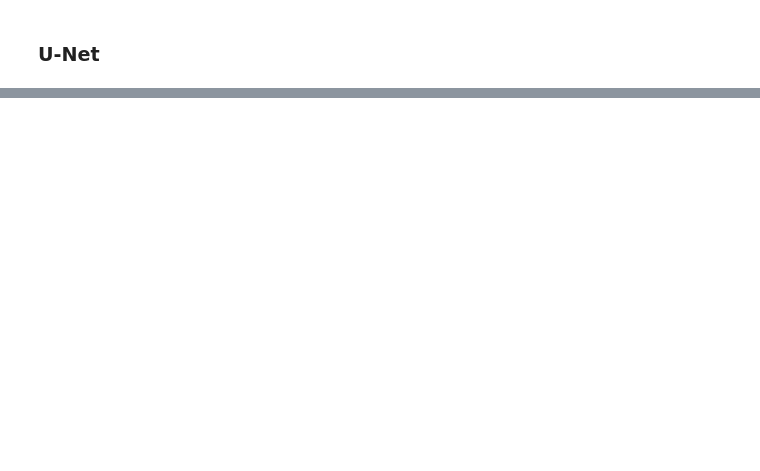
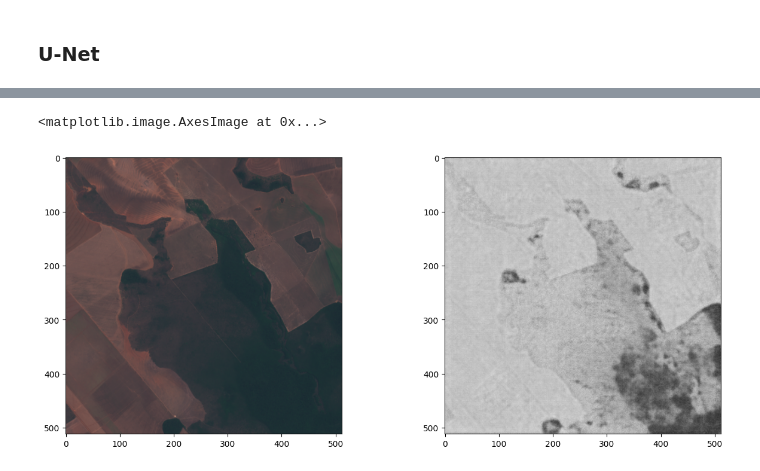
Before and after one commit to radufx/deftrack-experiments, a Jupyter notebook: training.ipynb, the cells around one changed output, grey strips where cells are left out. Saved outputs shown, nothing was run; the diff lists cells and outputs as text; code cells hidden in the pictures; blank space fills up the shorter version.

```diff
--- a/training.ipynb
+++ b/training.ipynb
@@ -230,0 +309,11 @@ axs[1].imshow(mask_image, cmap='gray')
+# %%
+segNetModel.fit(training_images, training_masks, epochs=10, batch_size=1)
+segNetModel.save(r"{}/models/seg-net/model/".format(prefix))
+
+saved_segNet = tf.keras.models.load_model(r"{}/models/seg-net/model/".format(prefix))
+saved_segNet.summary()
+
+metrics = saved_segNet.evaluate(np.asarray(validation_images[0]), np.asarray(validation_masks[0]), batch_size=4)
+
+print('Validation loss:', metrics[0])
+print('Validation accuracy:', metrics[1])
@@ -230,0 +359,11 @@ axs[1].imshow(mask_image, cmap='gray')
+# %%
+image = PIL.Image.open(r"{}/data/test/{}".format(prefix, test_images_list[1]))
+# mask = PIL.Image.open(r"{}/data/testing/masks/{}".format(prefix, test_images_list[0][:-5]+'.png'))
+
+predicted = saved_segNet.predict(test_images[1])
+mask_image = Image.fromarray(predicted[0, :, :, 0] * 255)
+
+fig, axs = plt.subplots(1, 2, figsize=(15,6))
+axs[0].imshow(image)
+axs[1].imshow(mask_image, cmap='gray')
+# %% [output]
@@ -230,0 +371,2 @@ axs[1].imshow(mask_image, cmap='gray')
+<matplotlib.image.AxesImage at 0x...>
+[figure, added]
```
Also changed, not shown: parts of 12 cells of this notebook, 11 other files.
